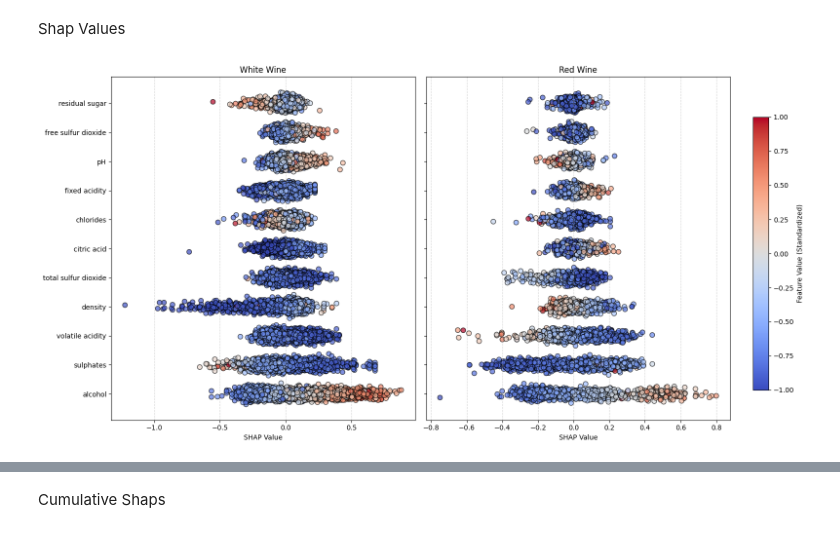
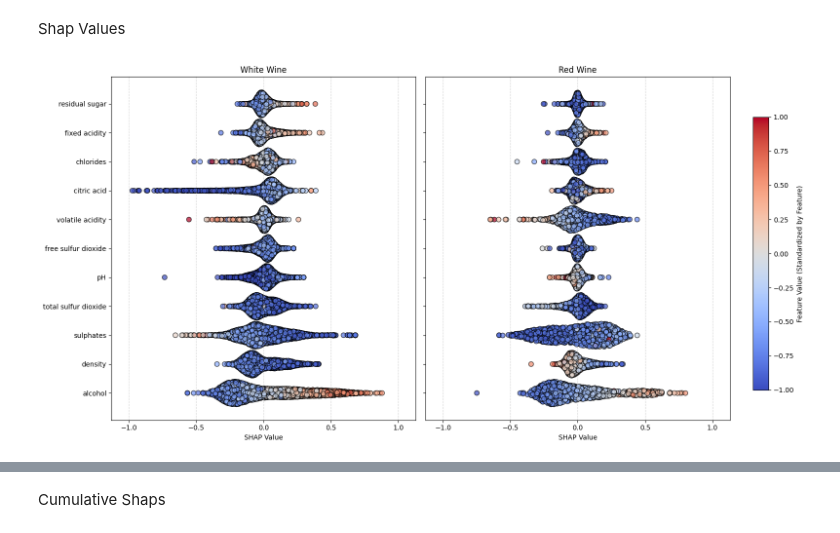
Before and after one commit to CW00D/Learning-from-Data-Coursework, a Jupyter notebook: Submission/Wine_Grading.ipynb, the cells around one changed output, grey strips where cells are left out. Saved outputs shown, nothing was run; the diff lists cells and outputs as text; code cells hidden in the pictures.

Commit message:
Finished Shap Plots

```diff
--- a/Submission/Wine_Grading.ipynb
+++ b/Submission/Wine_Grading.ipynb
@@ -229,6 +229,7 @@ Shap Values
 import shap
 import matplotlib.pyplot as plt
 import numpy as np
+from scipy.stats import gaussian_kde
 
 # SHAP values for white and red wine models
 shap_values_white = shap.TreeExplainer(rf_white_model).shap_values(x_white_train)
@@ -253,6 +254,16 @@ feature_names = x_white_train.columns
 # Create subplots
 fig, axes = plt.subplots(1, 2, figsize=(16, 8), sharey=True)
 
+# Define feature groups (replace with actual feature-to-group mappings)
+feature_groups = {
+    'Body': ['alcohol', 'density'],
+    'Flavour': ['residual sugar', 'volatile acidity', 'citric acid', 'fixed acidity', 'chlorides'],
+    'Preservation': ['free sulfur dioxide', 'total sulfur dioxide', 'sulphates', 'pH']
+}
+
+# Combine feature groups for ordering
+grouped_features = {feature: group for group, features in feature_groups.items() for feature in features}
+
 for ax, shap_values, standardized_values, title in zip(
     axes,
     [shap_values_white, shap_values_red],
@@ -263,16 +274,29 @@ for ax, shap_values, standardized_values, title in zip(
     shap_means = np.abs(shap_values).mean(axis=0)
     sorted_indices = np.argsort(shap_means)[::-1]
 
-    # Sort features by importance
-    sorted_shap_values = shap_values[:, sorted_indices]
-    sorted_standardized_values = standardized_values[:, sorted_indices]
+    # Sort features by importance, then by group
     sorted_feature_names = feature_names[sorted_indices]
+    sorted_groups = [grouped_features[feature] for feature in sorted_feature_names]
+    grouped_indices = np.argsort([sorted_groups.index(grouped_features[f]) for f in sorted_feature_names])
+
+    # Apply grouping to SHAP values and feature values
+    sorted_shap_values = shap_values[:, sorted_indices[grouped_indices]]
+    sorted_standardized_values = standardized_values[:, sorted_indices[grouped_indices]]
+    sorted_feature_names = sorted_feature_names[grouped_indices]
 
     # Plot each feature
     for i, (shap_col, feat_col, feat_name) in enumerate(
         zip(sorted_shap_values.T, sorted_standardized_values.T, sorted_feature_names)
     ):
-        y = np.random.normal(i, 0.1, size=len(shap_col))  # Jitter for better visualization
+        # Compute density of SHAP values for this feature
+        kde = gaussian_kde(shap_col)
+        density = kde(shap_col)
+
+        # Scale density to control maximum jitter
+        max_deviation = density / density.max() * 0.4  # Adjust scaling factor as needed
+
+        # Generate random jitter with density-based cap
+        y = np.random.uniform(-max_deviation, max_deviation) + i  # Center around feature index `i`
 
         # Normalize the standardized feature values to [0, 1]
         feat_col_normalized = (feat_col - feat_col.min()) / (feat_col.max() - feat_col.min())
@@ -282,33 +306,38 @@ for ax, shap_values, standardized_values, title in zip(
         colors = cmap(feat_col_normalized)
 
         ax.scatter(
             shap_col,
             y,
             color=colors,
             edgecolor="k",
             alpha=0.7,
             s=50,
             label=feat_name if i == 0 else None,  # Add label once for legend
         )
 
     ax.set_yticks(range(len(sorted_feature_names)))
     ax.set_yticklabels(sorted_feature_names)
     ax.set_title(title)
     ax.set_xlabel("SHAP Value")
     ax.grid(axis="x", linestyle="--", alpha=0.5)
 
-# Add a shared color bar description (conceptual, not tied to specific values)
+# Unified x-axis scaling
+shap_minmax = max(abs(min(shap_values_white.min(), shap_values_red.min())), abs(max(shap_values_white.max(), shap_values_red.max())))+0.25
+for ax in axes:
+    ax.set_xlim(-shap_minmax, shap_minmax)
+
+# Add a shared color bar description
 cbar_ax = fig.add_axes([0.92, 0.15, 0.02, 0.7])  # Manually position the color bar
 sm = plt.cm.ScalarMappable(cmap=plt.cm.coolwarm, norm=plt.Normalize(vmin=-1, vmax=1))
-sm.set_array([])  # Dummy array for color bar
+sm.set_array([])
 cbar = fig.colorbar(sm, cax=cbar_ax, orientation="vertical")
 cbar.set_label("Feature Value (Standardized by Feature)")
 
 # Adjust layout
 plt.tight_layout(rect=[0, 0, 0.9, 1])  # Leave space for the color bar
 
 # Save the figure
 output_path = "output/shap_summary.png"  # Replace with your desired path
 plt.savefig(output_path, dpi=300, bbox_inches="tight")
 # %% [output]
-[figure, old version]
+[figure, new version]
```
Also changed, not shown: parts of 2 cells of this notebook, 1 other file.
